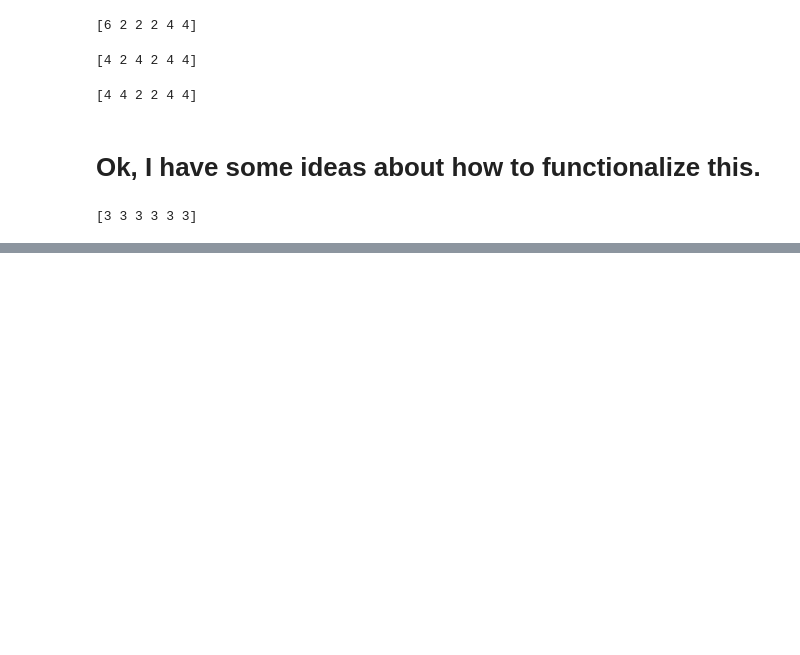
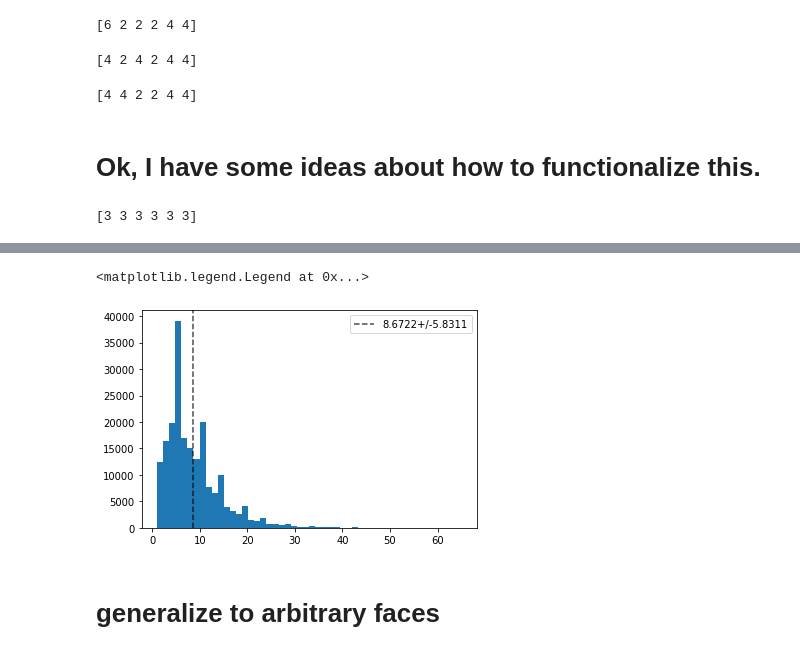
Before and after one commit to nmningmei/intuitive_probability_games, a Jupyter notebook: fivethirtyeight/Riddler Classic 3-30-2020.ipynb, the cells around one changed output, grey strips where cells are left out. Cells and saved outputs as stored; diff of their text form; code cells hidden in the pictures; blank space fills up the shorter version.

Commit message:
Update Riddler Classic 3-30-2020.ipynb
generalize to arbitrary faces

```diff
--- a/fivethirtyeight/Riddler Classic 3-30-2020.ipynb
+++ b/fivethirtyeight/Riddler Classic 3-30-2020.ipynb
@@ -77,7 +77,7 @@ print(final_roll)
 [3 3 3 3 3 3]
 # %%
 def experiment(faces = [1,2,3,4,5,6]):
-    initial = np.array([dice(faces = faces) for _ in range(6)])
+    initial = np.array([dice(faces = faces) for _ in range(len(faces))])
     unique_faces = np.unique(initial)
     this_roll = initial.copy()
     counts = 0
@@ -104,3 +107,16 @@ results = Parallel(n_jobs = -1,verbose =1)(delayed(experiment)(**{'faces':[1,2,3
+# %%
+results = np.array(results)
 # %%
 fig,ax = plt.subplots()
 _=ax.hist(results,bins = 50)
+_=ax.axvline(results.mean(),
+             linestyle = '--',
+             color = 'black',
+             alpha = 0.7,
+             label = f'{results.mean():.4f}+/-{results.std():.4f}')
+ax.legend()
+# %% [output]
+<matplotlib.legend.Legend at 0x...>
+[figure, added]
+# %% [markdown]
+# generalize to arbitrary faces
```
Also changed, not shown: parts of 4 cells of this notebook.
